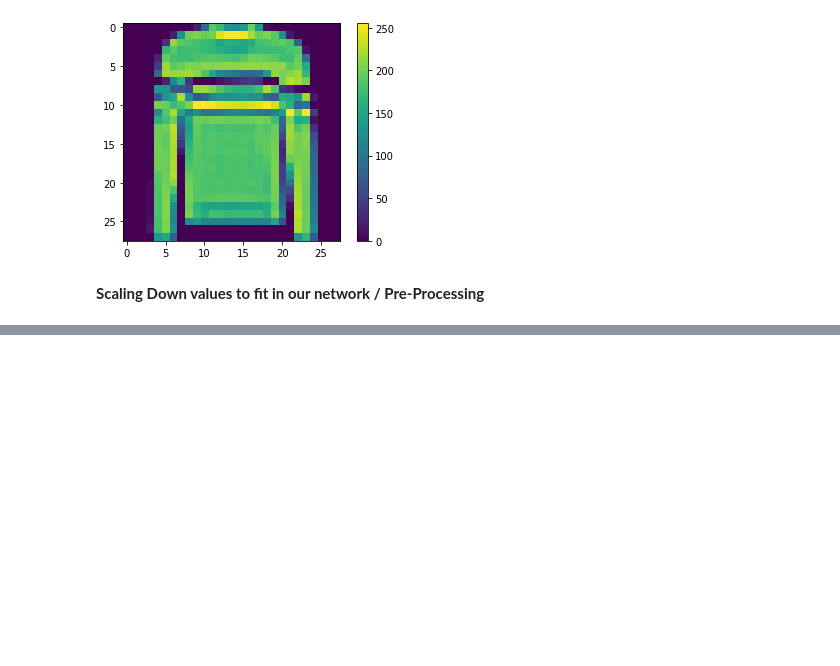
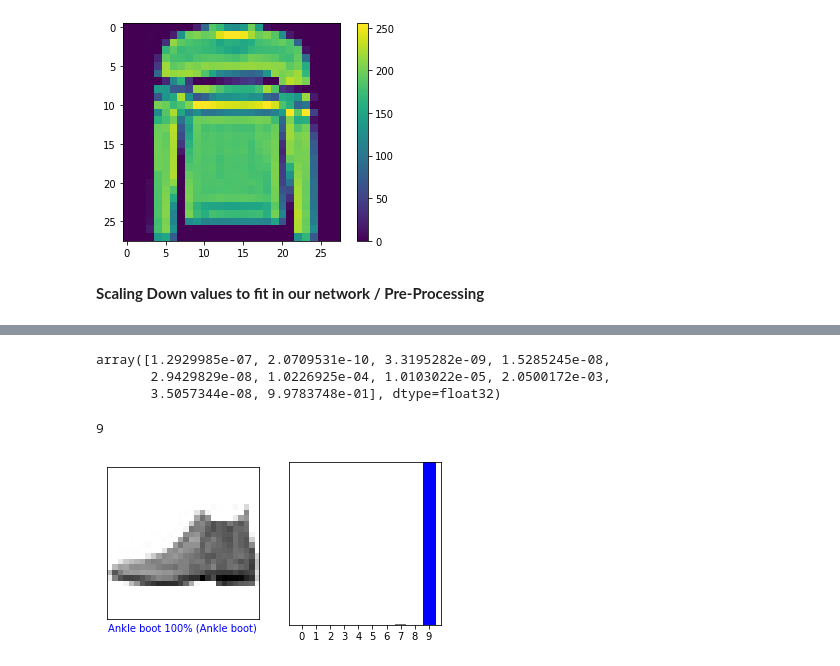
Before and after one commit to SamuelLawrence876/Image-Classification-Fashion-MNIST-with-TF, a Jupyter notebook: Fashion_Mnist_Classification.ipynb, the cells around one changed output, grey strips where cells are left out. Cells and saved outputs as stored; diff of their text form; code cells hidden in the pictures; blank space fills up the shorter version.

```diff
--- a/Fashion_Mnist_Classification.ipynb
+++ b/Fashion_Mnist_Classification.ipynb
@@ -68,0 +102,56 @@ model.compile(optimizer='adam', loss = 'sparse_categorical_crossentropy', metric
+# %%
+probability_model = tf.keras.Sequential([model,
+                                         tf.keras.layers.Softmax()])
+# %%
+predictions = probability_model.predict(test_images)
+# %%
+predictions[0]
+# %% [output]
+array([1.2929985e-07, 2.0709531e-10, 3.3195282e-09, 1.5285245e-08,
+       2.9429829e-08, 1.0226925e-04, 1.0103022e-05, 2.0500172e-03,
+       3.5057344e-08, 9.9783748e-01], dtype=float32)
+# %%
+np.argmax(predictions[0])
+# %% [output]
+9
+# %%
+def plot_image(i, predictions_array, true_label, img):
+  predictions_array, true_label, img = predictions_array, true_label[i], img[i]
+  plt.grid(False)
+  plt.xticks([])
+  plt.yticks([])
+
+  plt.imshow(img, cmap=plt.cm.binary)
+
+  predicted_label = np.argmax(predictions_array)
+  if predicted_label == true_label:
+    color = 'blue'
+  else:
+    color = 'red'
+
+  plt.xlabel("{} {:2.0f}% ({})".format(class_names[predicted_label],
+                                100*np.max(predictions_array),
+                                class_names[true_label]),
+                                color=color)
+
+def plot_value_array(i, predictions_array, true_label):
+  predictions_array, true_label = predictions_array, true_label[i]
+  plt.grid(False)
+  plt.xticks(range(10))
+  plt.yticks([])
+  thisplot = plt.bar(range(10), predictions_array, color="#777777")
+  plt.ylim([0, 1])
+  predicted_label = np.argmax(predictions_array)
+
+  thisplot[predicted_label].set_color('red')
+  thisplot[true_label].set_color('blue')
+# %%
+i = 0
+plt.figure(figsize=(6,3))
+plt.subplot(1,2,1)
+plot_image(i, predictions[i], test_labels, test_images)
+plt.subplot(1,2,2)
+plot_value_array(i, predictions[i],  test_labels)
+plt.show()
+# %% [output]
+[figure, added]
```
Also changed, not shown: parts of 19 cells of this notebook.
